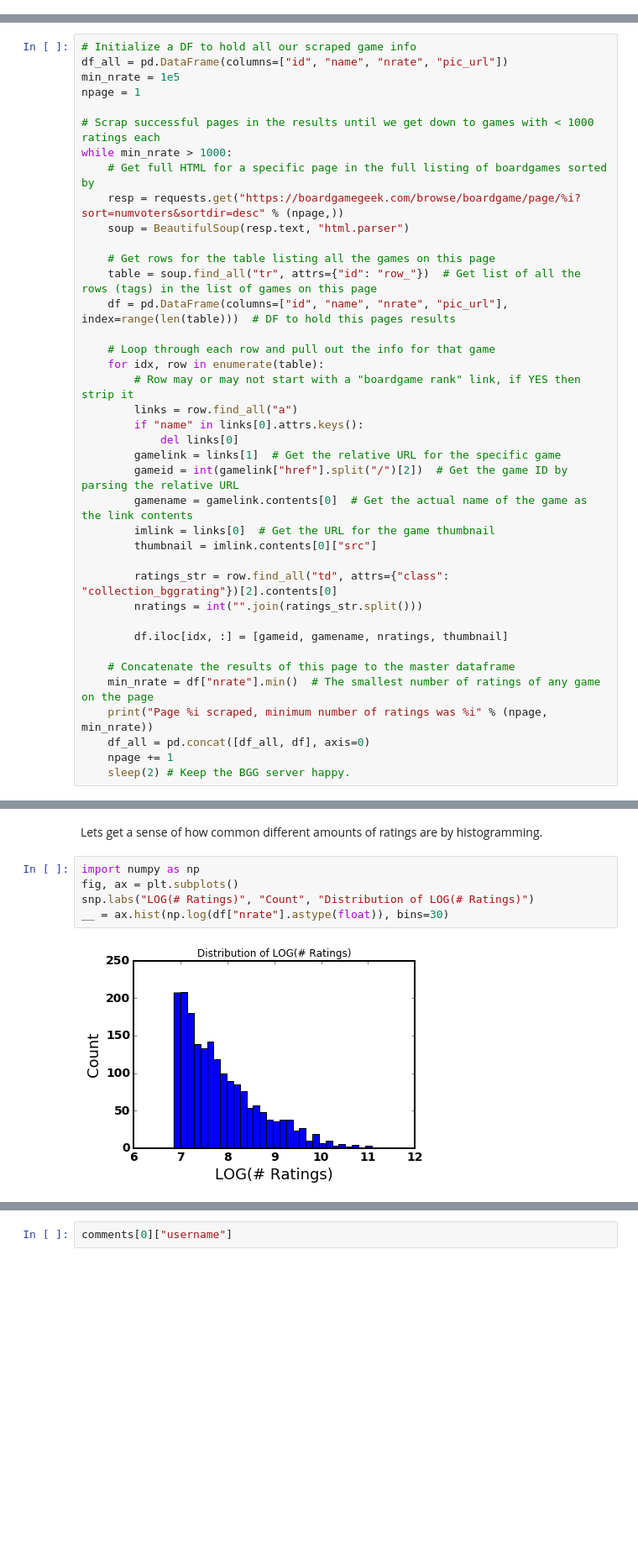
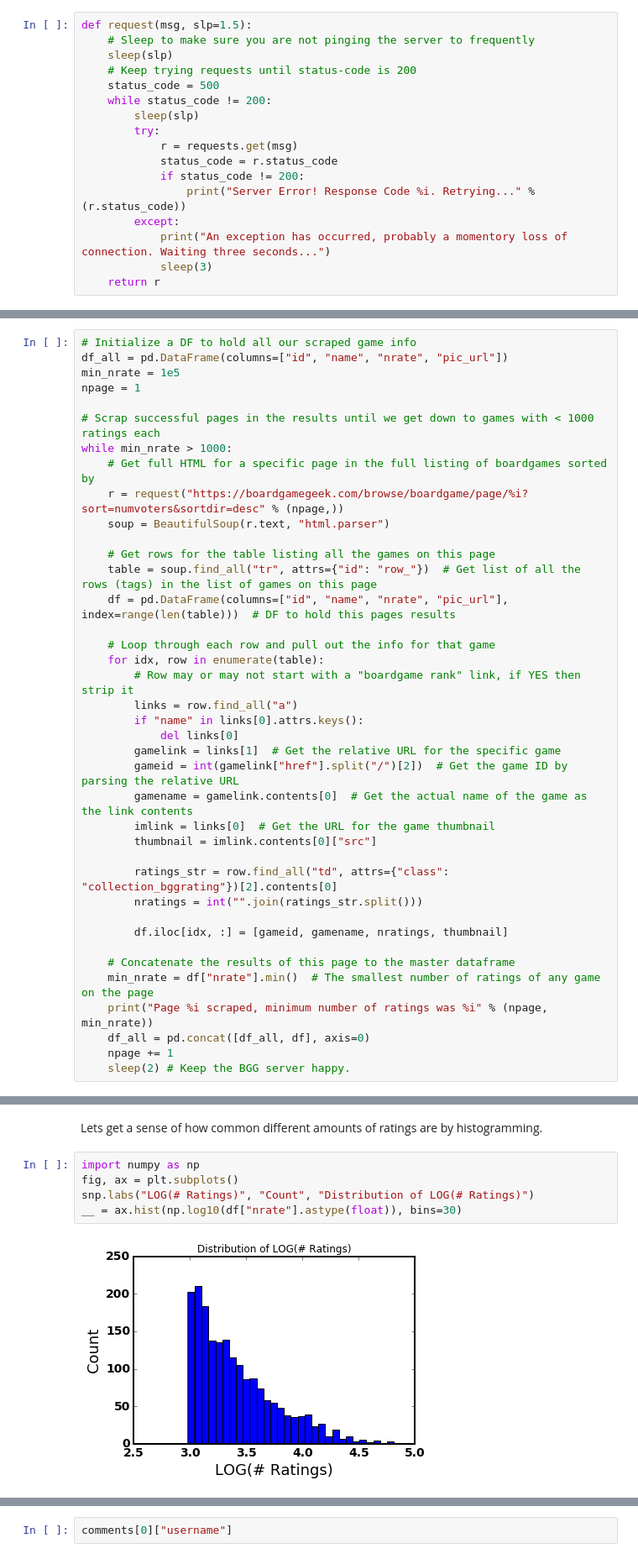
Before and after one commit to sdsawtelle/sdsawtelle.github.io, a Jupyter notebook: blog/content/post-scraping-boardgamegeek.ipynb, the cells around one changed output, grey strips where cells are left out. Shown: that part at 84% size. Cells and saved outputs as stored; diff of their text form; blank space fills up the shorter version.

```diff
--- a/blog/content/post-scraping-boardgamegeek.ipynb
+++ b/blog/content/post-scraping-boardgamegeek.ipynb
@@ -38,3 +43,20 @@ r.text
+# %%
+def request(msg, slp=1.5):
+    # Sleep to make sure you are not pinging the server to frequently
+    sleep(slp)
+    # Keep trying requests until status-code is 200
+    status_code = 500
+    while status_code != 200:
+        sleep(slp)
+        try:
+            r = requests.get(msg)
+            status_code = r.status_code
+            if status_code != 200:
+                print("Server Error! Response Code %i. Retrying..." % (r.status_code))
+        except:
+            print("An exception has occurred, probably a momentory loss of connection. Waiting three seconds...")
+            sleep(3)
+    return r
 # %% [markdown]
 # Scraping to Get Game IDs
 In an ideal world I'd have access to a list of all game IDs and a list of user names, and I could just start making API requests. This is not an ideal world, so instead I'm going to scrape the "Browse" section of BGG to acquire a list of game IDs.
@@ -49,8 +71,8 @@ npage = 1
 # Scrap successful pages in the results until we get down to games with < 1000 ratings each
 while min_nrate > 1000:
     # Get full HTML for a specific page in the full listing of boardgames sorted by
-    resp = requests.get("https://boardgamegeek.com/browse/boardgame/page/%i?sort=numvoters&sortdir=desc" % (npage,))
-    soup = BeautifulSoup(resp.text, "html.parser")
+    r = request("https://boardgamegeek.com/browse/boardgame/page/%i?sort=numvoters&sortdir=desc" % (npage,))
+    soup = BeautifulSoup(r.text, "html.parser")
 
     # Get rows for the table listing all the games on this page
     table = soup.find_all("tr", attrs={"id": "row_"})  # Get list of all the rows (tags) in the list of games on this page
@@ -124,10 +146,10 @@ Lets get a sense of how common different amounts of ratings are by histogramming
 # %%
 import numpy as np
 fig, ax = plt.subplots()
 snp.labs("LOG(# Ratings)", "Count", "Distribution of LOG(# Ratings)")
-__ = ax.hist(np.log(df["nrate"].astype(float)), bins=30)
+__ = ax.hist(np.log10(df["nrate"].astype(float)), bins=30)
 # %% [output]
-[figure, old version]
+[figure, new version]
 # %% [markdown]
 # Using API to Get Ratings for Games
 Now that we have the integer game IDs, the specific ratings information for any game can be had, in XML form, directly from the API. This XML response is a lot cleaner and easier to parse than the HTML we had to scrape to get our list of game IDs. Each rating lives in it's own simple `comment` type div.
```
Also changed, not shown: parts of 14 cells of this notebook, 19 other files.
